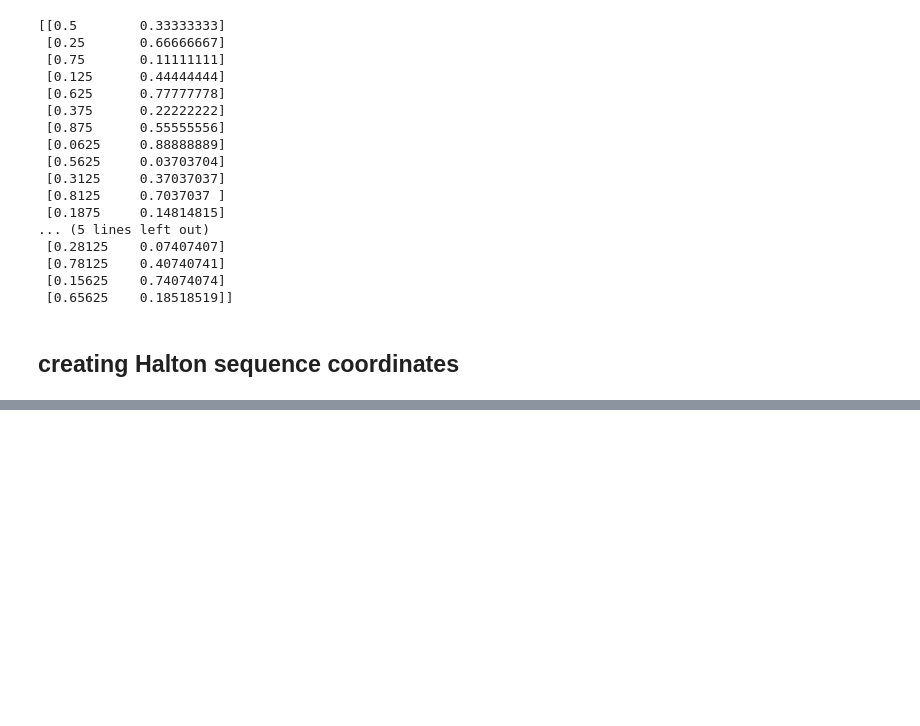
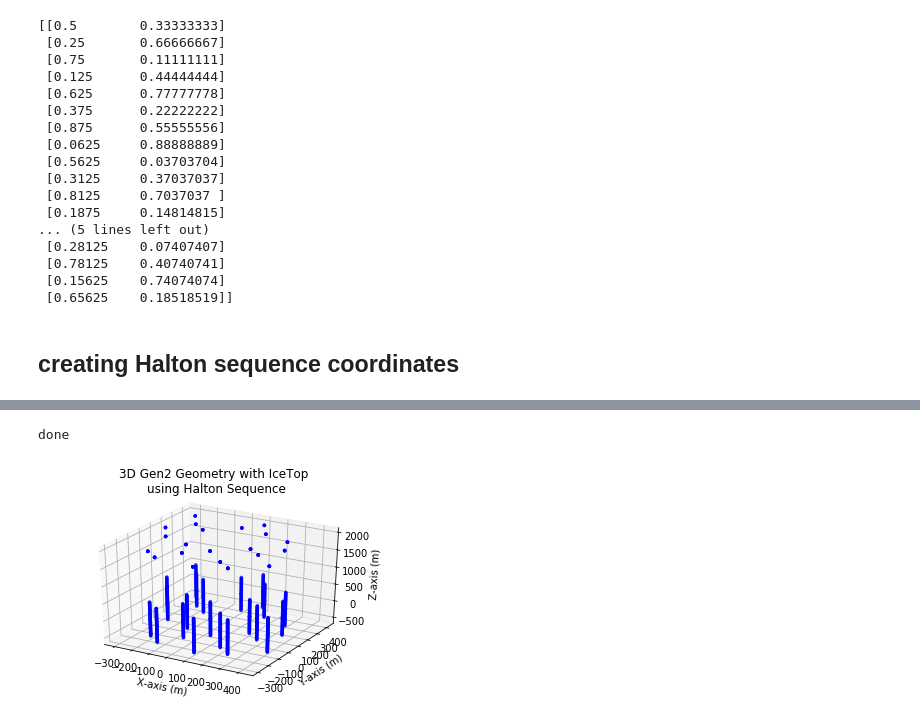
Before and after one commit to Patricia-Mcmillin/PMcmillin_REU, a Jupyter notebook: halton_sequence.ipynb, the cells around one changed output, grey strips where cells are left out. Drawn from its saved outputs; the diff is of its cells as text; code cells hidden in the pictures; blank space fills up the shorter version.

```diff
--- a/halton_sequence.ipynb
+++ b/halton_sequence.ipynb
@@ -236,0 +239,22 @@ done
+# %%
+""" x: choosen x cooordinates
+     y: choosen y coordinates
+     z: choosen z coordinates
+     random_gen: random number generator used to create x,y coordinates
+"""
+def plot_3d_icetop(x, y, z, random_gen):
+    fig = plt.figure()
+    ax = plt.axes(projection='3d')
+    ax.set_xlabel('X-axis (m)')
+    ax.set_ylabel('Y-axis (m)')
+    ax.set_zlabel('Z-axis (m)')
+    ax.set_title("3D Gen2 Geometry with IceTop \n" + random_gen)
+    ax.dist = 11
+    ax.scatter3D(x, y, z, s =7, c='blue', depthshade=True)
+    return fig
+# %%
+plot_3d_icetop(xx_2, yy_2, gen2_dom_z_positions, "using Halton Sequence")
+print("done")
+# %% [output]
+done
+[figure, added]
```
Also changed, not shown: parts of 4 cells of this notebook.
